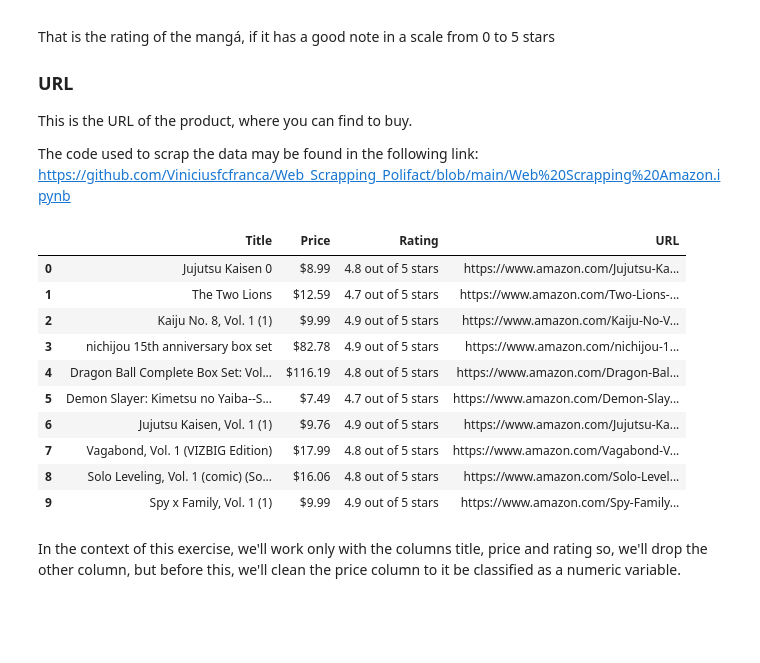
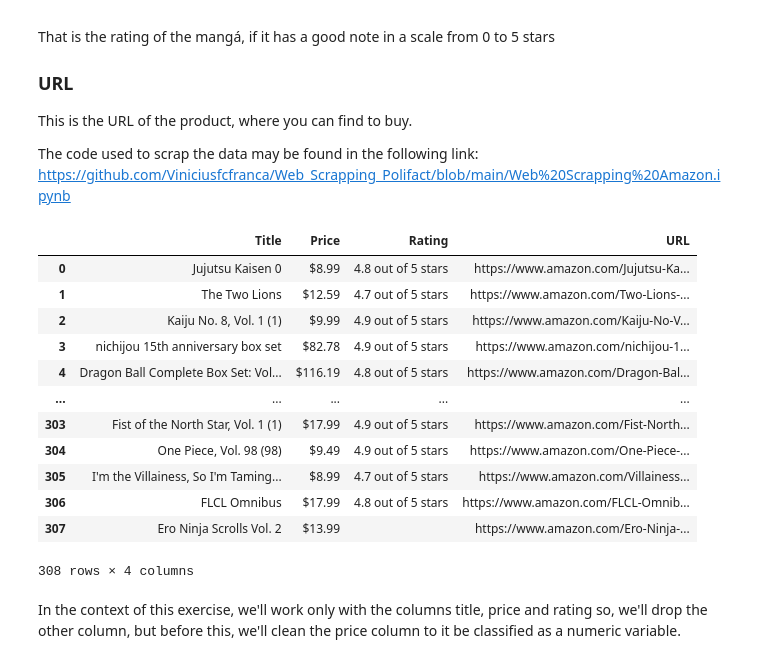
Before and after one commit to Viniciusfcfranca/Atividades-datascience, a Jupyter notebook: Atv. 1 .ipynb, the cells around one changed output. Drawn from its saved outputs; the diff is of its cells as text; code cells hidden in the pictures; blank space fills up the shorter version.

```diff
--- a/Atv. 1 .ipynb
+++ b/Atv. 1 .ipynb
@@ -33,22 +39,23 @@ The code used to scrap the data may be found in the following link: https://gith
 # %%
 #Importing the necessary packages
 import numpy as np
 import pandas as pd
 df = pd.read_csv("prices.csv")
-#Showing the dataframe
-df.head(10)
+df
 # %% [output]
 |  | Title | Price | Rating | URL |
 | 0 | Jujutsu Kaisen 0 | $8.99 | 4.8 out of 5 stars | https://www.amazon.com/Jujutsu-Ka... |
 | 1 | The Two Lions | $12.59 | 4.7 out of 5 stars | https://www.amazon.com/Two-Lions-... |
 | 2 | Kaiju No. 8, Vol. 1 (1) | $9.99 | 4.9 out of 5 stars | https://www.amazon.com/Kaiju-No-V... |
 | 3 | nichijou 15th anniversary box set | $82.78 | 4.9 out of 5 stars | https://www.amazon.com/nichijou-1... |
 | 4 | Dragon Ball Complete Box Set: Vol... | $116.19 | 4.8 out of 5 stars | https://www.amazon.com/Dragon-Bal... |
-| 5 | Demon Slayer: Kimetsu no Yaiba--S... | $7.49 | 4.7 out of 5 stars | https://www.amazon.com/Demon-Slay... |
-| 6 | Jujutsu Kaisen, Vol. 1 (1) | $9.76 | 4.9 out of 5 stars | https://www.amazon.com/Jujutsu-Ka... |
-| 7 | Vagabond, Vol. 1 (VIZBIG Edition) | $17.99 | 4.8 out of 5 stars | https://www.amazon.com/Vagabond-V... |
-| 8 | Solo Leveling, Vol. 1 (comic) (So... | $16.06 | 4.8 out of 5 stars | https://www.amazon.com/Solo-Level... |
-| 9 | Spy x Family, Vol. 1 (1) | $9.99 | 4.9 out of 5 stars | https://www.amazon.com/Spy-Family... |
+| ... | ... | ... | ... | ... |
+| 303 | Fist of the North Star, Vol. 1 (1) | $17.99 | 4.9 out of 5 stars | https://www.amazon.com/Fist-North... |
+| 304 | One Piece, Vol. 98 (98) | $9.49 | 4.9 out of 5 stars | https://www.amazon.com/One-Piece-... |
+| 305 | I'm the Villainess, So I'm Taming... | $8.99 | 4.7 out of 5 stars | https://www.amazon.com/Villainess... |
+| 306 | FLCL Omnibus | $17.99 | 4.8 out of 5 stars | https://www.amazon.com/FLCL-Omnib... |
+| 307 | Ero Ninja Scrolls Vol. 2 | $13.99 |  | https://www.amazon.com/Ero-Ninja-... |
+308 rows × 4 columns
 # %% [markdown]
 In the context of this exercise, we'll work only with the columns title, price and rating so, we'll drop the other column, but before this, we'll clean the price column to it be classified as a numeric variable.
 # %%
```
Also changed, not shown: parts of 35 cells of this notebook.
